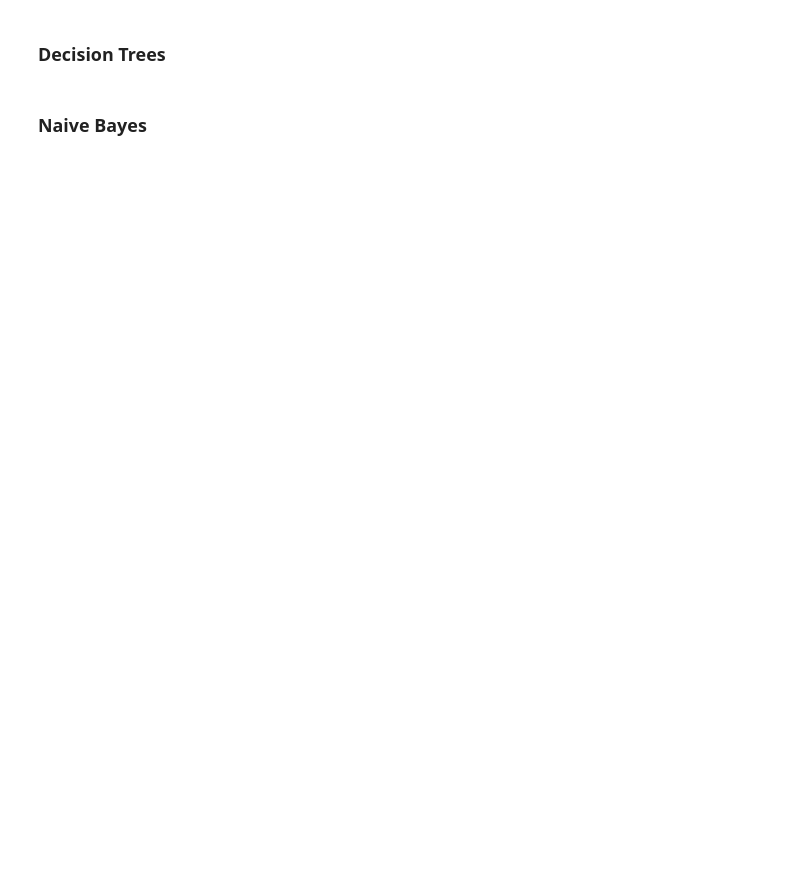
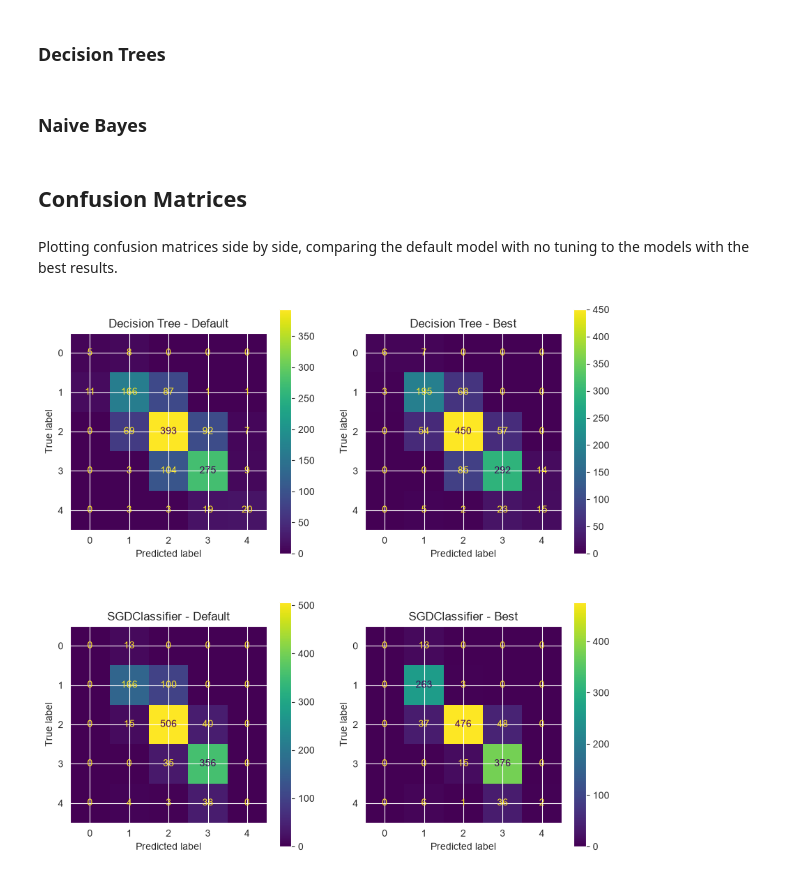
Before and after one commit to Wilbnil/Prakmas-2026, a Jupyter notebook: Oblig 1/Training and Evaluating Baseline Models.ipynb, the cells around one changed output. Cells and saved outputs as stored; diff of their text form; code cells hidden in the pictures; blank space fills up the shorter version.

Commit message:
On branch confusion_matrices: Made confusion matrices and showed the tuning process of the Linear Classification model

```diff
--- a/Oblig 1/Training and Evaluating Baseline Models.ipynb
+++ b/Oblig 1/Training and Evaluating Baseline Models.ipynb
@@ -499,0 +740,10 @@ sgd_default.fit(features_train, targets_train['Grades'])
+# %%
+results = []
+for penalty in ["l1", "l2", "elasticnet"]:
+    sgdc = SGDClassifier(loss="hinge",penalty=penalty,random_state=21)
+    sgdc.fit(features_train, targets_train['Grades'])
+    train_acc = accuracy_score(targets_train['Grades'], sgdc.predict(features_train))
+    val_acc = accuracy_score(targets_validation['Grades'], sgdc.predict(features_validation))
+    results.append({'penalty': penalty, 'train_acc': train_acc, 'val_acc': val_acc})
+
+pd.DataFrame(results)
@@ -499,0 +757,10 @@ sgd_default.fit(features_train, targets_train['Grades'])
+# %%
+results = []
+for alpha in [1e-1, 1e-2, 1e-3, 1e-4, 1e-5, 1e-6]:
+    sgdc = SGDClassifier(loss="hinge",penalty="l1", alpha=alpha,random_state=21)
+    sgdc.fit(features_train, targets_train['Grades'])
+    train_acc = accuracy_score(targets_train['Grades'], sgdc.predict(features_train))
+    val_acc = accuracy_score(targets_validation['Grades'], sgdc.predict(features_validation))
+    results.append({'alpha': alpha, 'train_acc': train_acc, 'val_acc': val_acc})
+
+pd.DataFrame(results)
@@ -500,4 +777,4 @@ sgd_default.fit(features_train, targets_train['Grades'])
 # %%
-# Tuning a SGDClassifier model
-sgd_tuned = SGDClassifier(alpha=1e-4,penalty = "l1", random_state=21)
-sgd_tuned.fit(features_train, targets_train['Grades'])
+# Tuning a SGDClassifier model, starting with loss
+sgd_best = SGDClassifier(alpha=1e-4,penalty = "l1", random_state=21)
+sgd_best.fit(features_train, targets_train['Grades'])
@@ -534,3 +818,26 @@ validation(dt_best)
 ### Naive Bayes
 # %%
 validation(default_nb)
+# %% [markdown]
+## Confusion Matrices
+# %%
+# A function for plotting a confusion matrix for a model on test data.
+def show_confusion(model, ax, title):
+    predictions = model.predict(features_test)
+    confusion = confusion_matrix(targets_test["Grades"], predictions)
+    display = ConfusionMatrixDisplay(confusion)
+    display.plot(ax=ax)
+    ax.set_title(title)
+# %% [markdown]
+Plotting confusion matrices side by side, comparing the default model with no tuning to the models with the best results.
+# %%
+fig, axes = plt.subplots(2,2, figsize=(10,10))
+show_confusion(dt_default, axes[0,0], "Decision Tree - Default")
+show_confusion(dt_best, axes[0,1], "Decision Tree - Best")
+show_confusion(sgd_default, axes[1,0], "SGDClassifier - Default")
+show_confusion(sgd_best, axes[1,1],"SGDClassifier - Best")
+#show_confusion(default_nb, axes[2,0], "Naive Bayes - Default")
+#show_confusion(best_nb, axes[2,1], "Naive Bayes - Best"
+plt.show()
+# %% [output]
+[figure, added]
```
Also changed, not shown: parts of 42 cells of this notebook.
